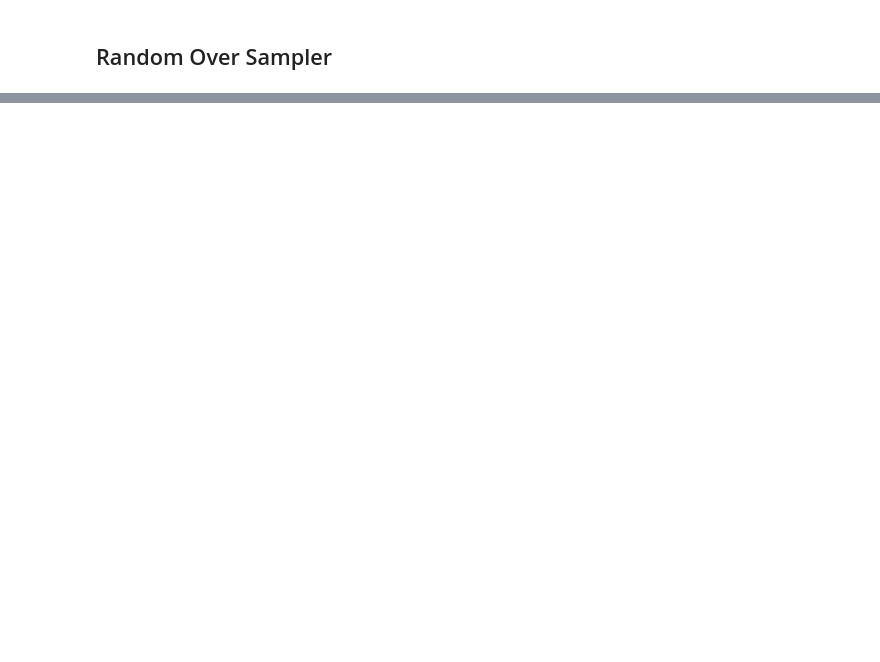
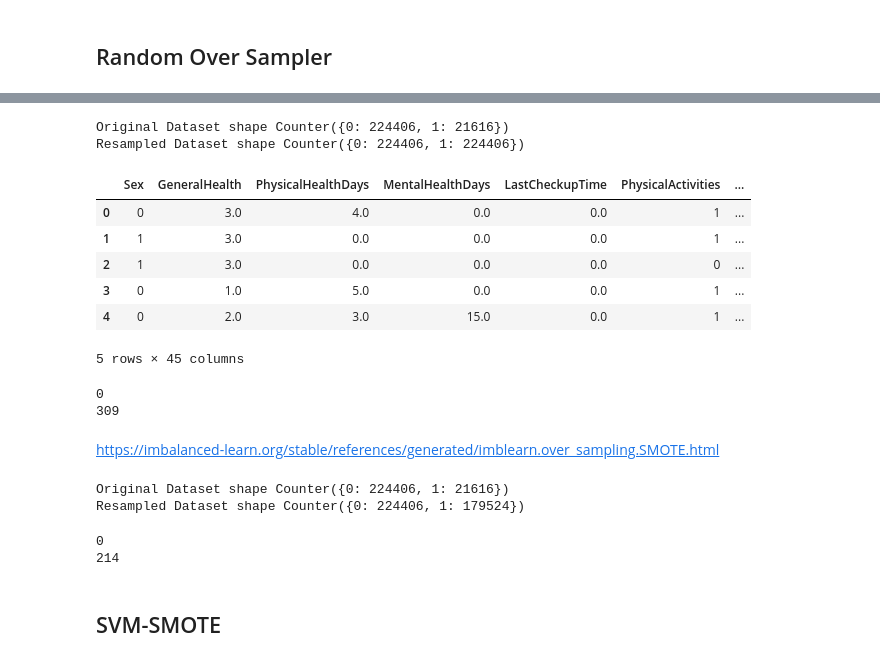
Before and after one commit to JaydenCJH/project_HD, a Jupyter notebook: EY_data_imbalance.ipynb, the cells around one changed output, grey strips where cells are left out. Cells and saved outputs as stored; diff of their text form; code cells hidden in the pictures; blank space fills up the shorter version.

```diff
--- a/EY_data_imbalance.ipynb
+++ b/EY_data_imbalance.ipynb
@@ -49,0 +143,8 @@ ModuleNotFoundError: No module named 'imblearn'
+# %%
+temp = pd.get_dummies(temp, columns = ['RaceEthnicityCategory', 'TetanusLast10Tdap'])
+# %%
+from sklearn.preprocessing import LabelEncoder
+le = LabelEncoder()
+
+for columns in temp.select_dtypes(include=[object, bool]).columns:
+    temp[columns] = le.fit_transform(temp[columns])
@@ -49,0 +171,49 @@ ModuleNotFoundError: No module named 'imblearn'
+# %%
+X = temp.drop(['HadHeartAttack', 'HadAngina', 'HeartDisease'], axis = 1)
+y = temp['HeartDisease']
+# %%
+print('Original Dataset shape %s' % Counter(y))
+smo = SMOTE(random_state = 1234)
+X_smo, y_smo = smo.fit_resample(X, y)
+print('Resampled Dataset shape %s' % Counter(y_smo))
+# %% [output]
+Original Dataset shape Counter({0: 224406, 1: 21616})
+Resampled Dataset shape Counter({0: 224406, 1: 224406})
+# %%
+smoDF = pd.concat([X_smo, y_smo], axis = 1)
+smoDF.head()
+# %% [output]
+|  | Sex | GeneralHealth | PhysicalHealthDays | MentalHealthDays | LastCheckupTime | PhysicalActivities | ... |
+| 0 | 0 | 3.0 | 4.0 | 0.0 | 0.0 | 1 | ... |
+| 1 | 1 | 3.0 | 0.0 | 0.0 | 0.0 | 1 | ... |
+| 2 | 1 | 3.0 | 0.0 | 0.0 | 0.0 | 0 | ... |
+| 3 | 0 | 1.0 | 5.0 | 0.0 | 0.0 | 1 | ... |
+| 4 | 0 | 2.0 | 3.0 | 15.0 | 0.0 | 1 | ... |
+5 rows × 45 columns
+# %%
+smo_yes = smoDF[smoDF['HeartDisease'] == 1]
+print(tmp_yes.duplicated().sum())
+print(smo_yes.duplicated().sum())
+# %% [output]
+0
+309
+# %% [markdown]
+https://imbalanced-learn.org/stable/references/generated/imblearn.over_sampling.SMOTE.html
+# %%
+print('Original Dataset shape %s' % Counter(y))
+smo = SMOTE(sampling_strategy = 0.8, random_state = 1234)
+X_smo, y_smo = smo.fit_resample(X, y)
+print('Resampled Dataset shape %s' % Counter(y_smo))
+# %% [output]
+Original Dataset shape Counter({0: 224406, 1: 21616})
+Resampled Dataset shape Counter({0: 224406, 1: 179524})
+# %%
+smoDF = pd.concat([X_smo, y_smo], axis = 1)
+smo_yes = smoDF[smoDF['HeartDisease'] == 1]
+print(tmp_yes.duplicated().sum())
+print(smo_yes.duplicated().sum())
+# %% [output]
+0
+214
+# %% [markdown]
+## SVM-SMOTE
```
Also changed, not shown: parts of 25 cells of this notebook.
